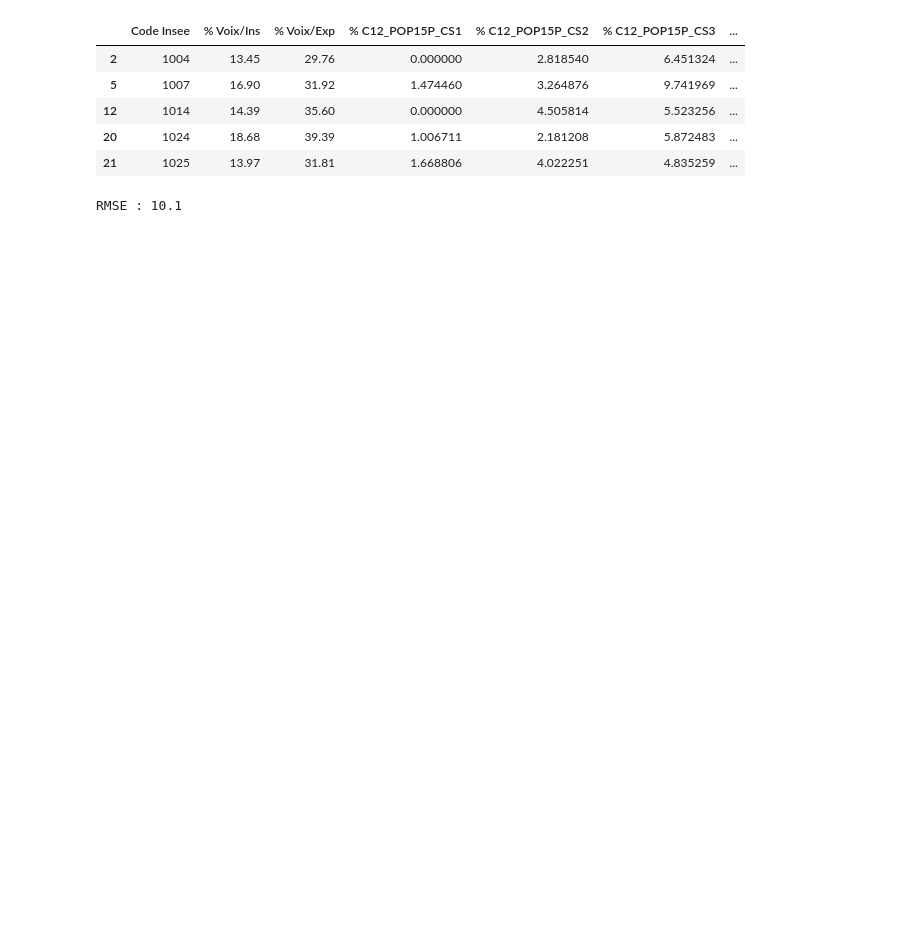
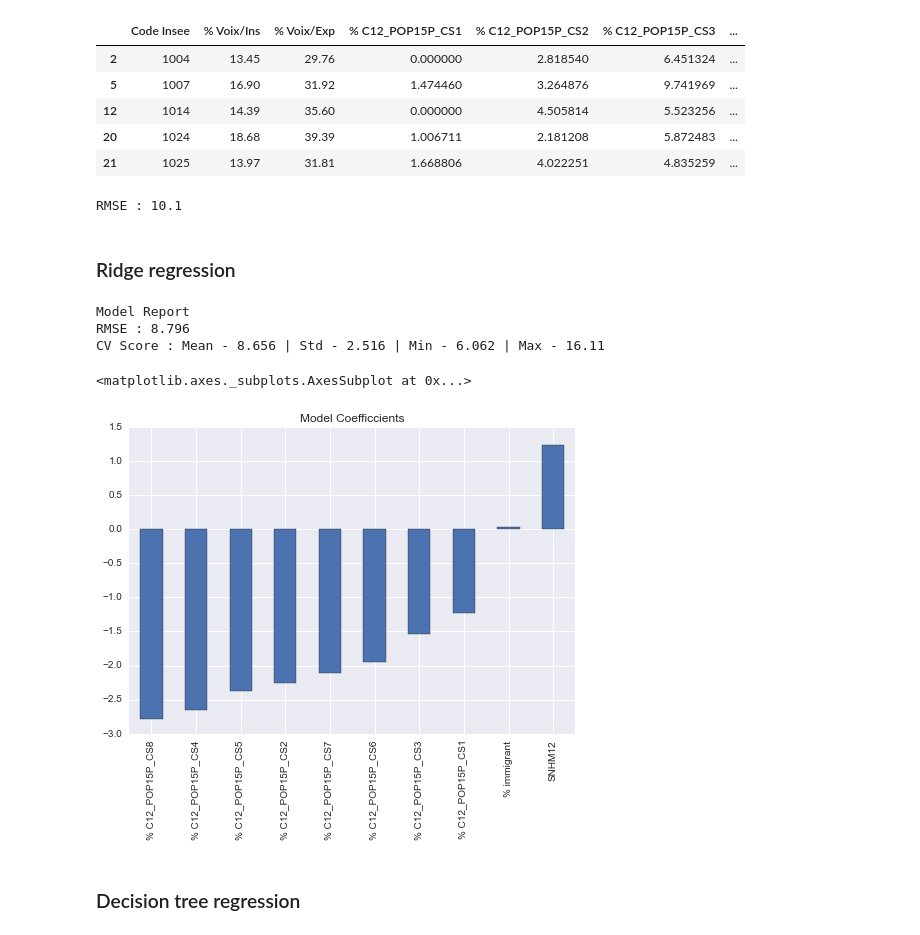
Before and after one commit to du-phan/Electoral-Analysis, a Jupyter notebook: data_analysis.ipynb, the cells around one changed output. Drawn from its saved outputs; the diff is of its cells as text; code cells hidden in the pictures; blank space fills up the shorter version.

```diff
--- a/data_analysis.ipynb
+++ b/data_analysis.ipynb
@@ -264,3 +260,18 @@ base_result[:] = base_result.mean(axis=0)
 print "RMSE : %.4g" % np.sqrt(metrics.mean_squared_error(df['% Voix/Exp'].values, base_result))
 # %% [output]
 RMSE : 10.1
+# %% [markdown]
+### Ridge regression
+# %%
+ridge_regression = Ridge(alpha = 0.5, normalize=True)
+modelfit(ridge_regression, df, predictors, target)
+coef1 = pd.Series(lm.coef_, predictors).sort_values()
+coef1.plot(kind='bar', title='Model Coefficcients')
+# %% [output]
+Model Report
+RMSE : 8.796
+CV Score : Mean - 8.656 | Std - 2.516 | Min - 6.062 | Max - 16.11
+<matplotlib.axes._subplots.AxesSubplot at 0x...>
+[figure, added]
+# %% [markdown]
+### Decision tree regression
```
Also changed, not shown: parts of 10 cells of this notebook, 1 other file.
